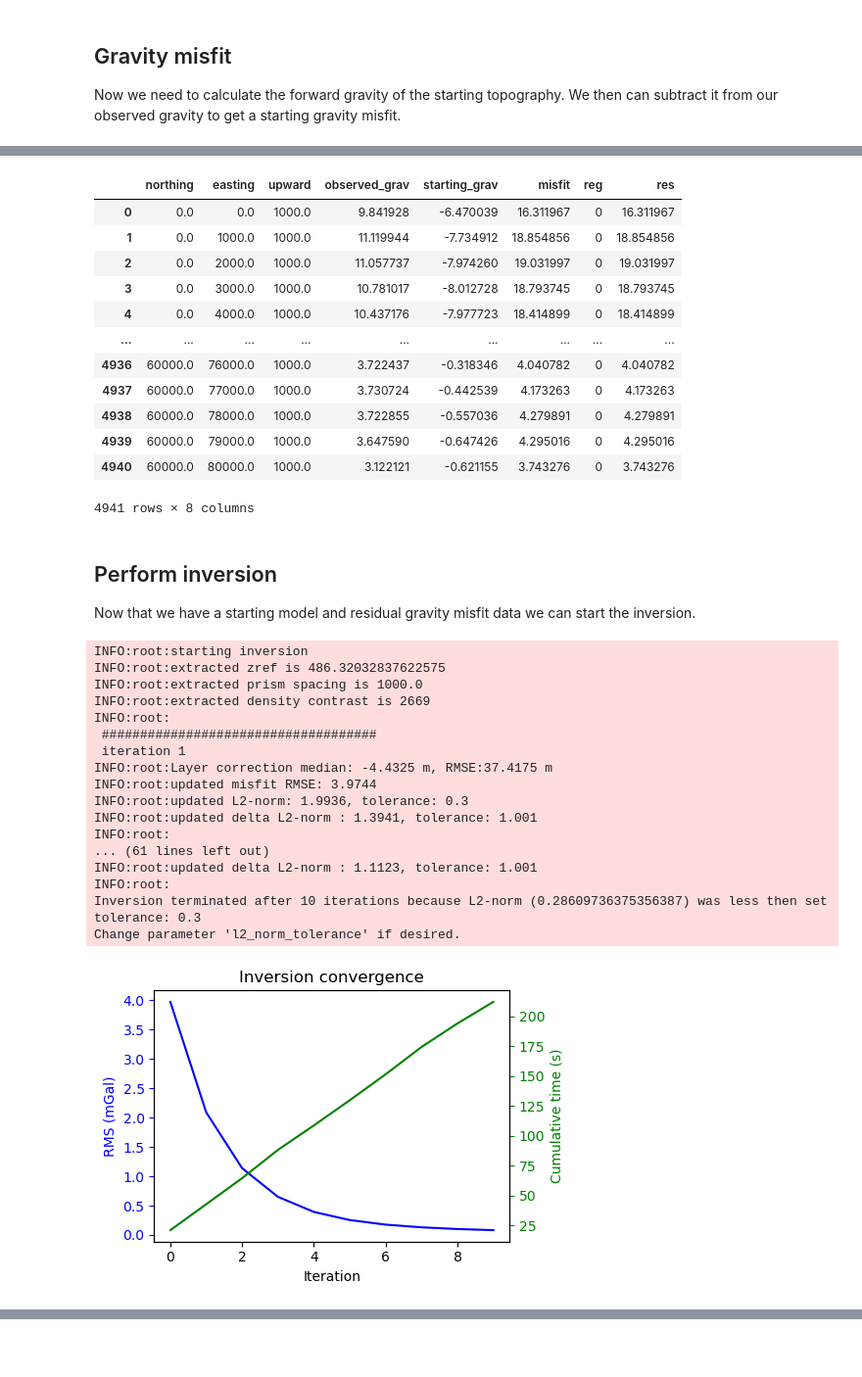
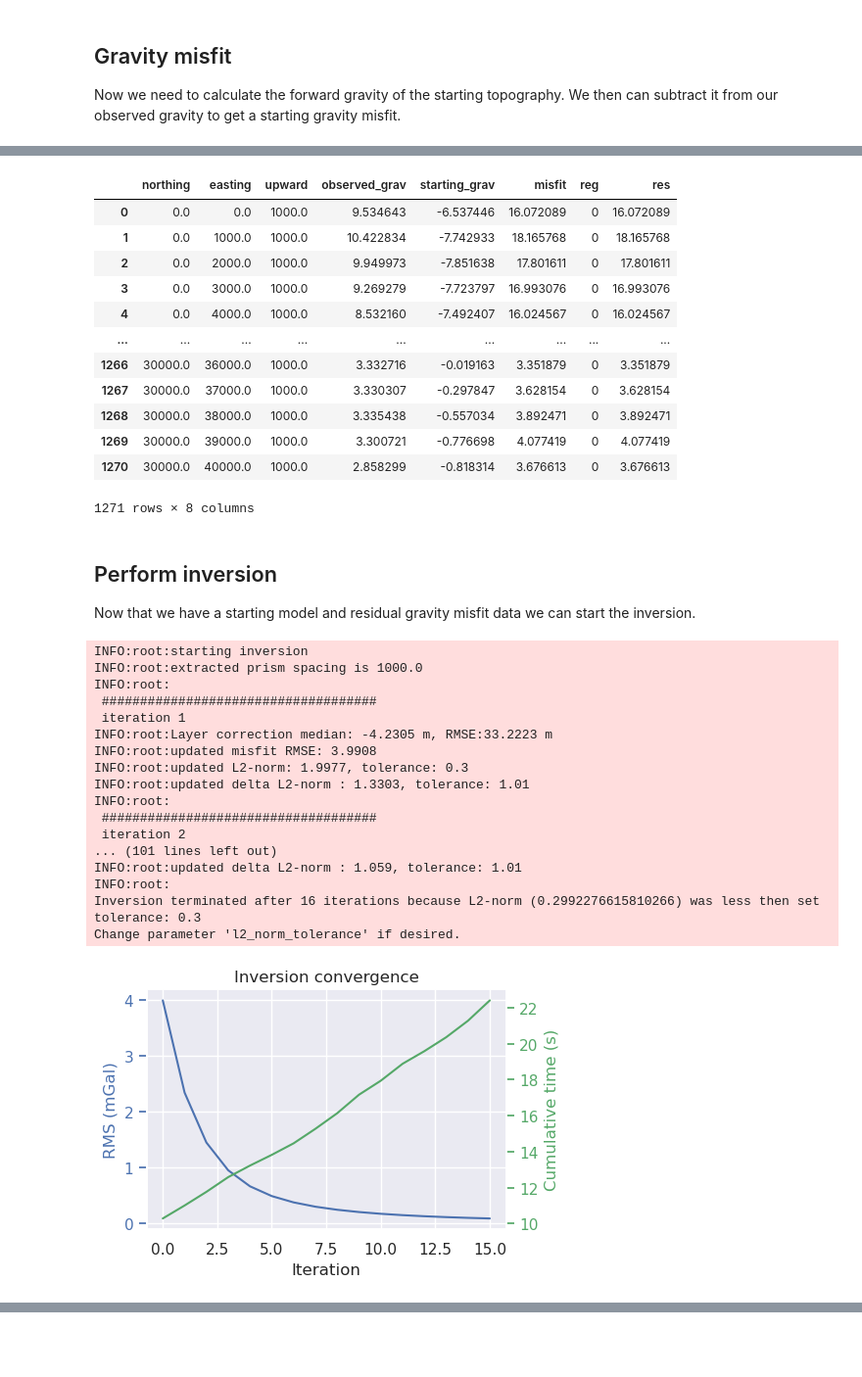
Before and after one commit to mdtanker/invert4geom, a Jupyter notebook: docs/user_guide/including_starting_model.ipynb, the cells around one changed output, grey strips where cells are left out. Shown at 98% size. Drawn from its saved outputs; the diff is of its cells as text; code cells hidden in the pictures.

```diff
--- a/docs/user_guide/including_starting_model.ipynb
+++ b/docs/user_guide/including_starting_model.ipynb
@@ -25,7 +25,7 @@ To run the inversion, we need to have observed gravity data. In this simple exam
 # %%
 # set grid parameters
 spacing = 1000
-region = [0, 80000, 0, 60000]
+region = [0, 40000, 0, 30000]
 
 # create synthetic topography data
 true_topography = synthetic.synthetic_topography_simple(
@@ -197,18 +198,18 @@ grav_df["res"] = grav_df.misfit
 grav_df
 # %% [output]
 |  | northing | easting | upward | observed_grav | starting_grav | misfit | reg | res |
-| 0 | 0.0 | 0.0 | 1000.0 | 9.841928 | -6.470039 | 16.311967 | 0 | 16.311967 |
-| 1 | 0.0 | 1000.0 | 1000.0 | 11.119944 | -7.734912 | 18.854856 | 0 | 18.854856 |
-| 2 | 0.0 | 2000.0 | 1000.0 | 11.057737 | -7.974260 | 19.031997 | 0 | 19.031997 |
-| 3 | 0.0 | 3000.0 | 1000.0 | 10.781017 | -8.012728 | 18.793745 | 0 | 18.793745 |
-| 4 | 0.0 | 4000.0 | 1000.0 | 10.437176 | -7.977723 | 18.414899 | 0 | 18.414899 |
+| 0 | 0.0 | 0.0 | 1000.0 | 9.534643 | -6.537446 | 16.072089 | 0 | 16.072089 |
+| 1 | 0.0 | 1000.0 | 1000.0 | 10.422834 | -7.742933 | 18.165768 | 0 | 18.165768 |
+| 2 | 0.0 | 2000.0 | 1000.0 | 9.949973 | -7.851638 | 17.801611 | 0 | 17.801611 |
+| 3 | 0.0 | 3000.0 | 1000.0 | 9.269279 | -7.723797 | 16.993076 | 0 | 16.993076 |
+| 4 | 0.0 | 4000.0 | 1000.0 | 8.532160 | -7.492407 | 16.024567 | 0 | 16.024567 |
 | ... | ... | ... | ... | ... | ... | ... | ... | ... |
-| 4936 | 60000.0 | 76000.0 | 1000.0 | 3.722437 | -0.318346 | 4.040782 | 0 | 4.040782 |
-| 4937 | 60000.0 | 77000.0 | 1000.0 | 3.730724 | -0.442539 | 4.173263 | 0 | 4.173263 |
-| 4938 | 60000.0 | 78000.0 | 1000.0 | 3.722855 | -0.557036 | 4.279891 | 0 | 4.279891 |
-| 4939 | 60000.0 | 79000.0 | 1000.0 | 3.647590 | -0.647426 | 4.295016 | 0 | 4.295016 |
-| 4940 | 60000.0 | 80000.0 | 1000.0 | 3.122121 | -0.621155 | 3.743276 | 0 | 3.743276 |
+| 1266 | 30000.0 | 36000.0 | 1000.0 | 3.332716 | -0.019163 | 3.351879 | 0 | 3.351879 |
+| 1267 | 30000.0 | 37000.0 | 1000.0 | 3.330307 | -0.297847 | 3.628154 | 0 | 3.628154 |
+| 1268 | 30000.0 | 38000.0 | 1000.0 | 3.335438 | -0.557034 | 3.892471 | 0 | 3.892471 |
+| 1269 | 30000.0 | 39000.0 | 1000.0 | 3.300721 | -0.776698 | 4.077419 | 0 | 4.077419 |
+| 1270 | 30000.0 | 40000.0 | 1000.0 | 2.858299 | -0.818314 | 3.676613 | 0 | 3.676613 |
-4941 rows × 8 columns
+1271 rows × 8 columns
 # %% [markdown]
 ## Perform inversion
 Now that we have a starting model and residual gravity misfit data we can start the inversion.
@@ -216,45 +217,47 @@ Now that we have a starting model and residual gravity misfit data we can start
 # set Python's logging level to get information about the inversion\s progress
 logger = logging.getLogger()
 logger.setLevel(logging.INFO)
 
 # run the inversion
 results = inversion.run_inversion(
     input_grav=grav_df,
     input_grav_column="observed_grav",
     prism_layer=starting_prisms,
+    zref=zref,
+    density_contrast=density_contrast,
     # display the convergence of the inversion
     plot_convergence=True,
     # choose the small prism approximation method for calculating the vertical
     # derivative of gravity
     deriv_type="annulus",
     solver_damping=0.1,
     # set stopping criteria
-    max_iterations=20,
+    max_iterations=30,
     l2_norm_tolerance=0.3,
-    delta_l2_norm_tolerance=1.001,
+    delta_l2_norm_tolerance=1.01,
 )
 
 # collect the results
 topo_results, grav_results, parameters, elapsed_time = results
 # %% [output]
 INFO:root:starting inversion
-INFO:root:extracted zref is 486.32032837622575
 INFO:root:extracted prism spacing is 1000.0
-INFO:root:extracted density contrast is 2669
 INFO:root:
  ####################################
  iteration 1
-INFO:root:Layer correction median: -4.4325 m, RMSE:37.4175 m
-INFO:root:updated misfit RMSE: 3.9744
-INFO:root:updated L2-norm: 1.9936, tolerance: 0.3
-INFO:root:updated delta L2-norm : 1.3941, tolerance: 1.001
+INFO:root:Layer correction median: -4.2305 m, RMSE:33.2223 m
+INFO:root:updated misfit RMSE: 3.9908
+INFO:root:updated L2-norm: 1.9977, tolerance: 0.3
+INFO:root:updated delta L2-norm : 1.3303, tolerance: 1.01
 INFO:root:
-... (61 lines left out)
-INFO:root:updated delta L2-norm : 1.1123, tolerance: 1.001
+ ####################################
+ iteration 2
+... (101 lines left out)
+INFO:root:updated delta L2-norm : 1.059, tolerance: 1.01
 INFO:root:
-Inversion terminated after 10 iterations because L2-norm (0.28609736375356387) was less then set tolerance: 0.3
+Inversion terminated after 16 iterations because L2-norm (0.2992276615810266) was less then set tolerance: 0.3
 Change parameter 'l2_norm_tolerance' if desired.
-[figure, old version]
+[figure, new version]
 # %%
 plotting.plot_inversion_results(
     grav_results,
```
Also changed, not shown: parts of 10 cells of this notebook, 5 other files.
